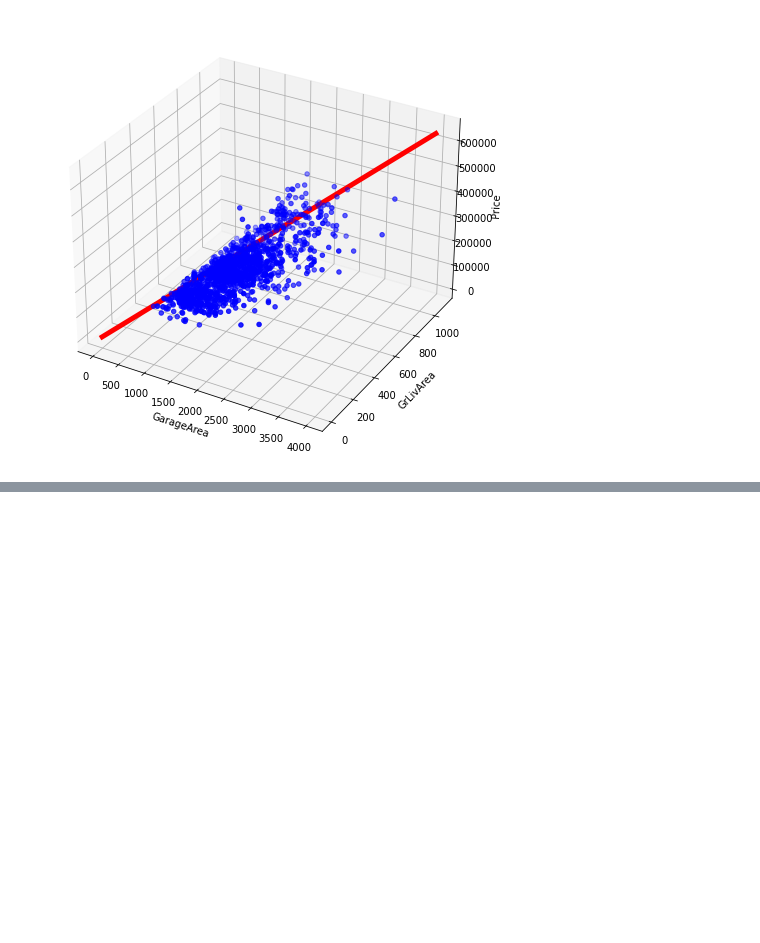
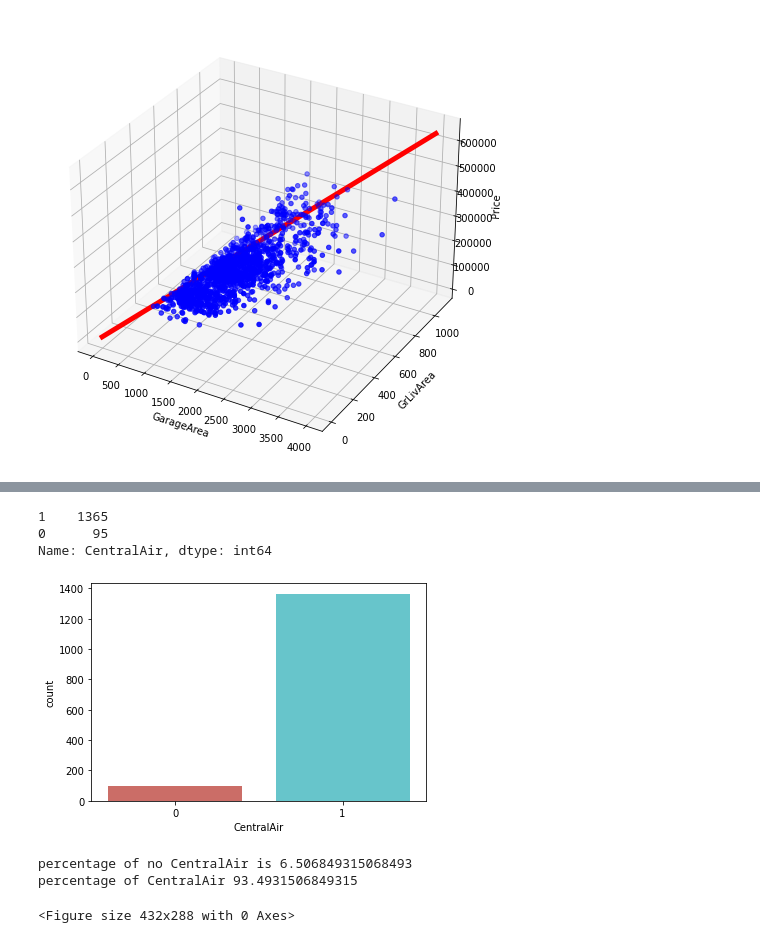
Before and after one commit to dvwgerritsen/data_science_research_report, a Jupyter notebook: research_report.ipynb, the cells around one changed output, grey strips where cells are left out. Cells and saved outputs as stored; diff of their text form; code cells hidden in the pictures; blank space fills up the shorter version.

```diff
--- a/research_report.ipynb
+++ b/research_report.ipynb
@@ -90,0 +93,3 @@ Per methode wordt gekeken of het nodig is om classificaties numeriek of om er ee
+# %%
+df.CentralAir.replace(('Y', 'N'), (1, 0), inplace=True)
+print(df.CentralAir)
@@ -283,0 +299,23 @@ plt.show()
+# %%
+lrdf = df
+lrdf.corrwith(lrdf['CentralAir'])
+lrdf['CentralAir'].describe()
+print(df['CentralAir'].value_counts())
+sns.countplot(x='CentralAir' ,data=df, palette='hls')
+plt.show()
+plt.savefig('countplot')
+
+count_no_sub = len(df[df['CentralAir']==0])
+count_sub = len(df[df['CentralAir']==1])
+pct_of_no_sub = count_no_sub/(count_no_sub+count_sub)
+print("percentage of no CentralAir is", pct_of_no_sub*100)
+pct_of_sub = count_sub/(count_no_sub+count_sub)
+print("percentage of CentralAir", pct_of_sub*100)
+# %% [output]
+1    1365
+0      95
+Name: CentralAir, dtype: int64
+[figure, added]
+percentage of no CentralAir is 6.506849315068493
+percentage of CentralAir 93.4931506849315
+<Figure size 432x288 with 0 Axes>
```
Also changed, not shown: parts of 19 cells of this notebook, 2 other files.
